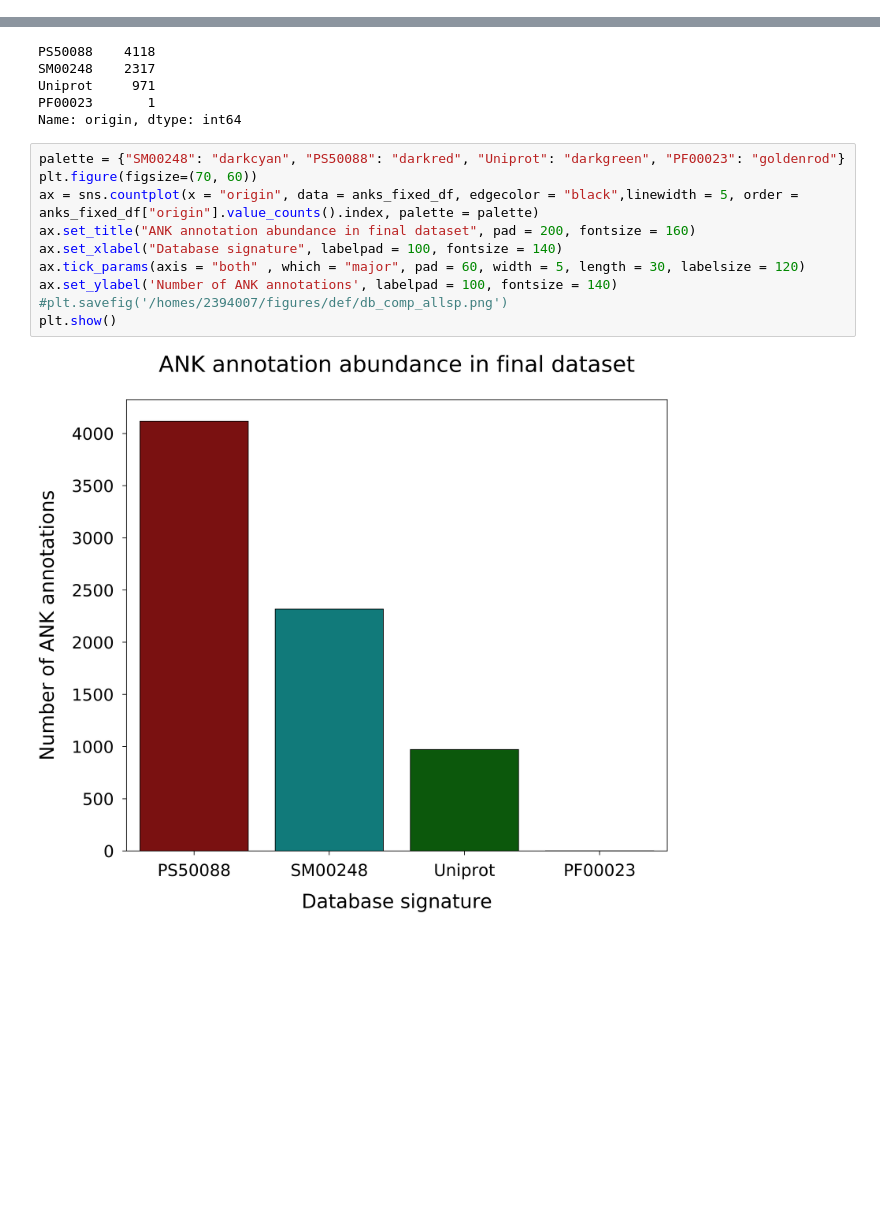
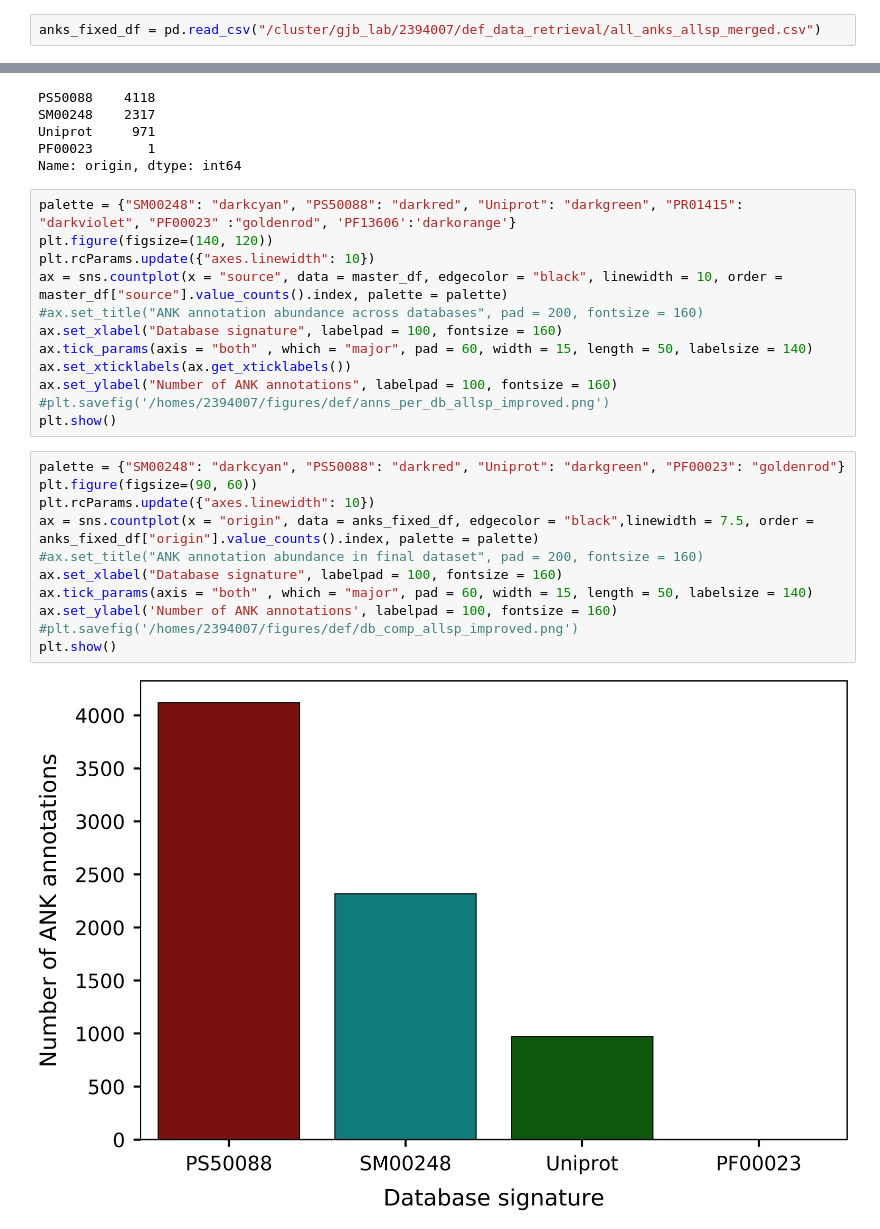
Before and after one commit to bartongroup/JSU_ANK_analysis, a Jupyter notebook: def_database_integration.ipynb, the cells around one changed output, grey strips where cells are left out. Saved outputs shown, nothing was run; the diff lists cells and outputs as text; blank space fills up the shorter version.

```diff
--- a/def_database_integration.ipynb
+++ b/def_database_integration.ipynb
@@ -380,3 +382,5 @@ anks_fixed_df.to_csv("/cluster/gjb_lab/2394007/def_data_retrieval/all_anks_allsp
+# %%
+anks_fixed_df = pd.read_csv("/cluster/gjb_lab/2394007/def_data_retrieval/all_anks_allsp_merged.csv")
 # %%
 anks_fixed_df.origin.value_counts()
 # %% [output]
@@ -385,15 +389,28 @@ SM00248    2317
 Uniprot     971
 PF00023       1
 Name: origin, dtype: int64
+# %%
+palette = {"SM00248": "darkcyan", "PS50088": "darkred", "Uniprot": "darkgreen", "PR01415": "darkviolet", "PF00023" :"goldenrod", 'PF13606':'darkorange'}
+plt.figure(figsize=(140, 120))
+plt.rcParams.update({"axes.linewidth": 10})
+ax = sns.countplot(x = "source", data = master_df, edgecolor = "black", linewidth = 10, order = master_df["source"].value_counts().index, palette = palette)
+#ax.set_title("ANK annotation abundance across databases", pad = 200, fontsize = 160)
+ax.set_xlabel("Database signature", labelpad = 100, fontsize = 160)
+ax.tick_params(axis = "both" , which = "major", pad = 60, width = 15, length = 50, labelsize = 140)
+ax.set_xticklabels(ax.get_xticklabels())
+ax.set_ylabel("Number of ANK annotations", labelpad = 100, fontsize = 160)
+#plt.savefig('/homes/2394007/figures/def/anns_per_db_allsp_improved.png')
+plt.show()
 # %%
 palette = {"SM00248": "darkcyan", "PS50088": "darkred", "Uniprot": "darkgreen", "PF00023": "goldenrod"}
-plt.figure(figsize=(70, 60))
-ax = sns.countplot(x = "origin", data = anks_fixed_df, edgecolor = "black",linewidth = 5, order = anks_fixed_df["origin"].value_counts().index, palette = palette)
-ax.set_title("ANK annotation abundance in final dataset", pad = 200, fontsize = 160)
-ax.set_xlabel("Database signature", labelpad = 100, fontsize = 140)
-ax.tick_params(axis = "both" , which = "major", pad = 60, width = 5, length = 30, labelsize = 120)
-ax.set_ylabel('Number of ANK annotations', labelpad = 100, fontsize = 140)
-#plt.savefig('/homes/2394007/figures/def/db_comp_allsp.png')
+plt.figure(figsize=(90, 60))
+plt.rcParams.update({"axes.linewidth": 10})
+ax = sns.countplot(x = "origin", data = anks_fixed_df, edgecolor = "black",linewidth = 7.5, order = anks_fixed_df["origin"].value_counts().index, palette = palette)
+#ax.set_title("ANK annotation abundance in final dataset", pad = 200, fontsize = 160)
+ax.set_xlabel("Database signature", labelpad = 100, fontsize = 160)
+ax.tick_params(axis = "both" , which = "major", pad = 60, width = 15, length = 50, labelsize = 140)
+ax.set_ylabel('Number of ANK annotations', labelpad = 100, fontsize = 160)
+#plt.savefig('/homes/2394007/figures/def/db_comp_allsp_improved.png')
 plt.show()
 # %% [output]
-[figure, old version]
+[figure, new version]
```
Also changed, not shown: parts of 1 cell of this notebook, 3 other files.
